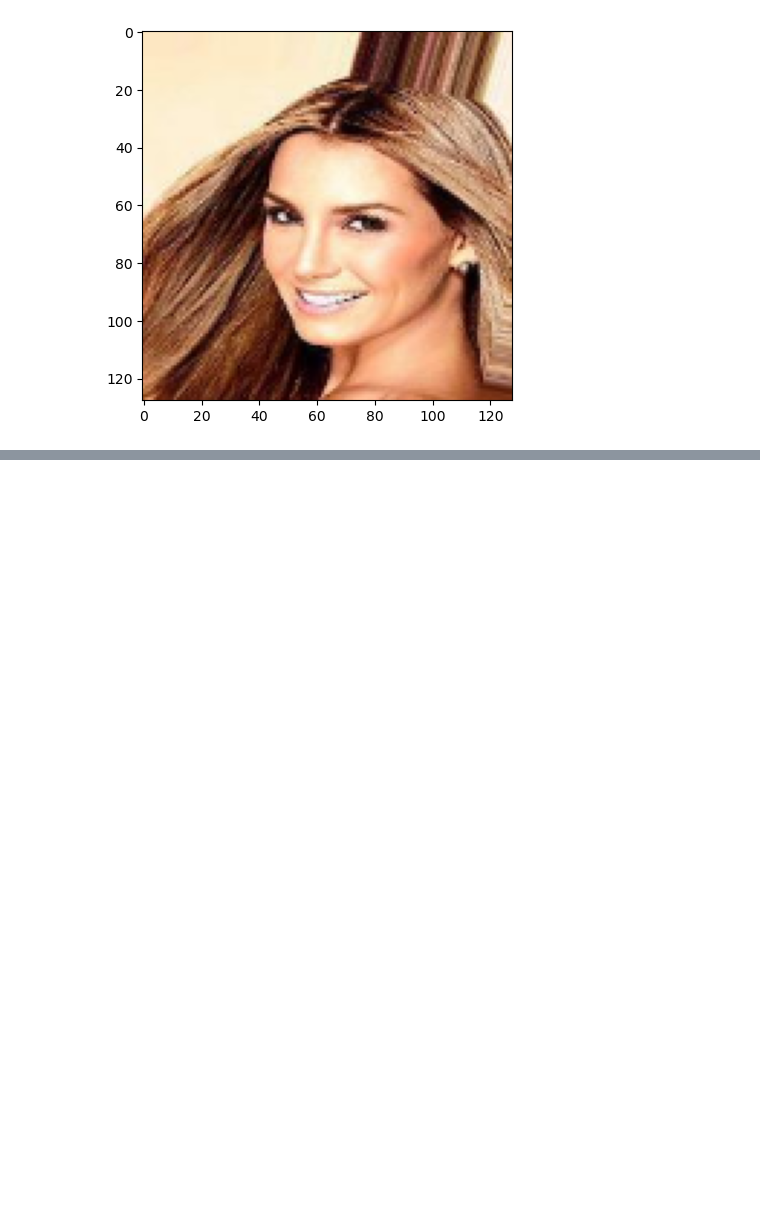
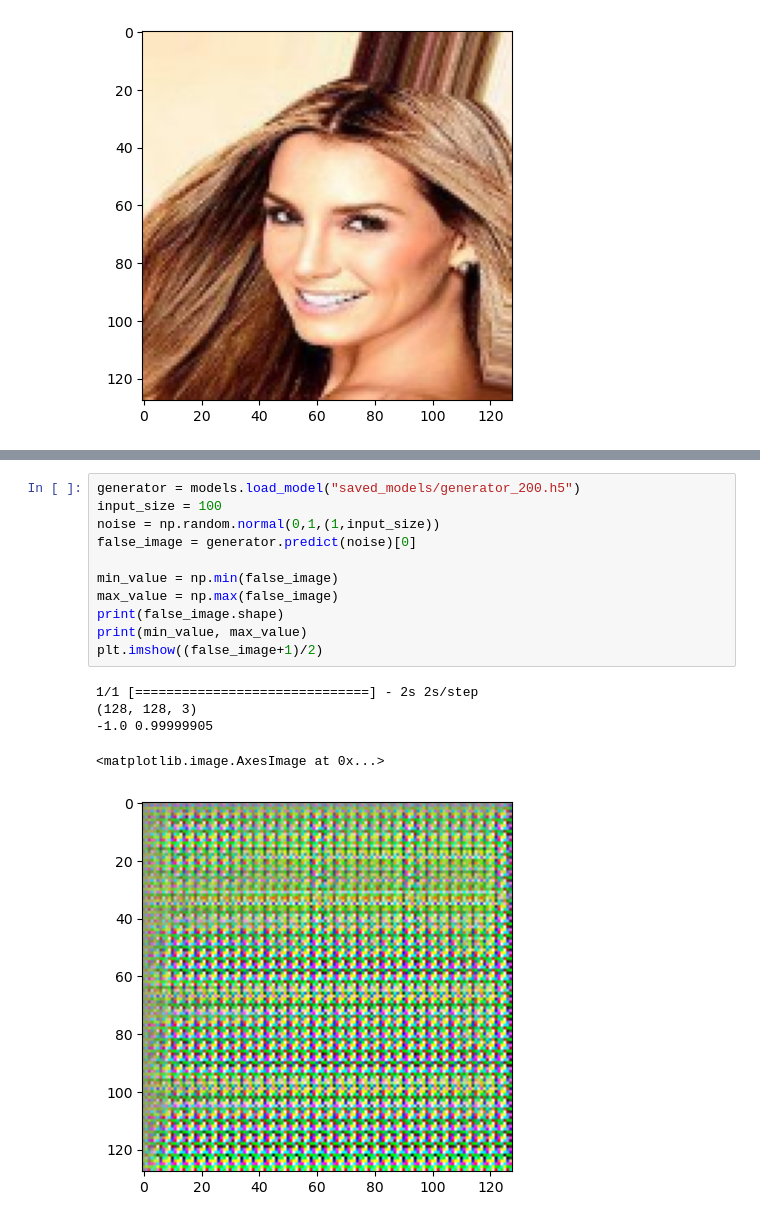
Before and after one commit to jaduranfernandez/gan_image_generator, a Jupyter notebook: main.ipynb, the cells around one changed output, grey strips where cells are left out. Saved outputs shown, nothing was run; the diff lists cells and outputs as text; blank space fills up the shorter version.

```diff
--- a/main.ipynb
+++ b/main.ipynb
@@ -72,0 +76,17 @@ Input 0 of layer "dense_1" is incompatible with the layer: expected min_ndim=2,
+# %%
+generator = models.load_model("saved_models/generator_200.h5")
+input_size = 100
+noise = np.random.normal(0,1,(1,input_size))
+false_image = generator.predict(noise)[0]
+
+min_value = np.min(false_image)
+max_value = np.max(false_image)
+print(false_image.shape)
+print(min_value, max_value)
+plt.imshow((false_image+1)/2)
+# %% [output]
+1/1 [==============================] - 2s 2s/step
+(128, 128, 3)
+-1.0 0.99999905
+<matplotlib.image.AxesImage at 0x...>
+[figure, added]
```
Also changed, not shown: parts of 6 cells of this notebook, 7 other files.
